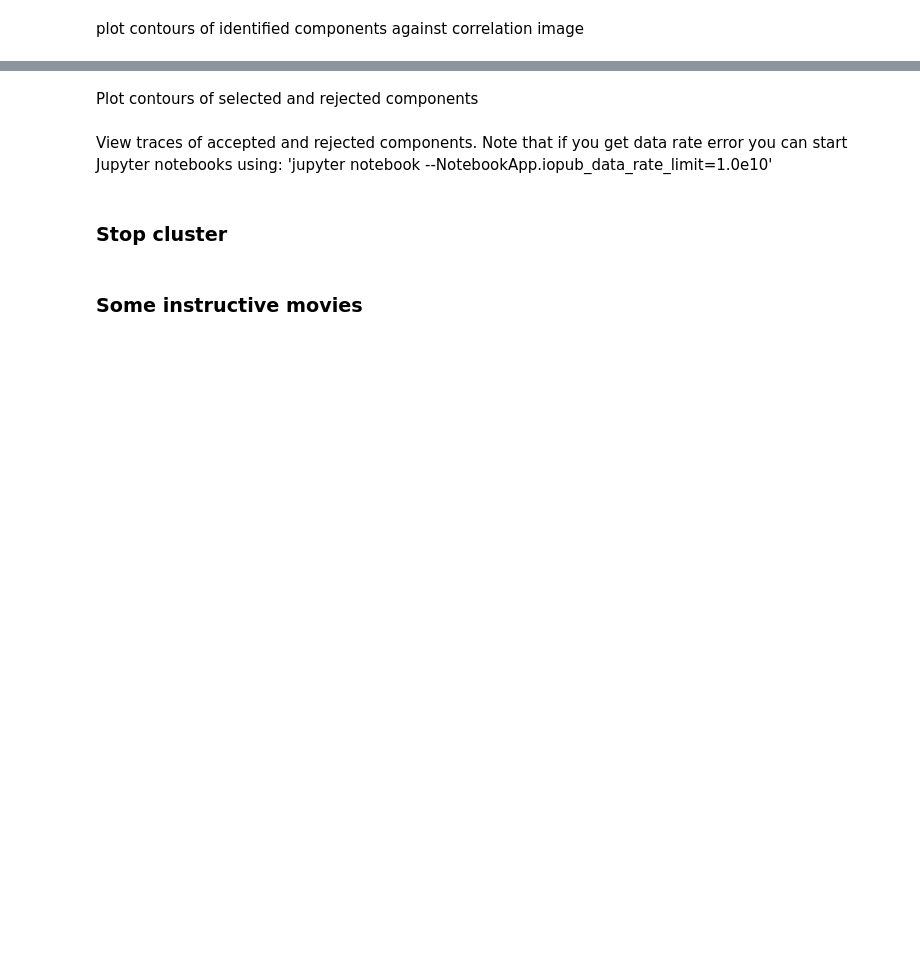
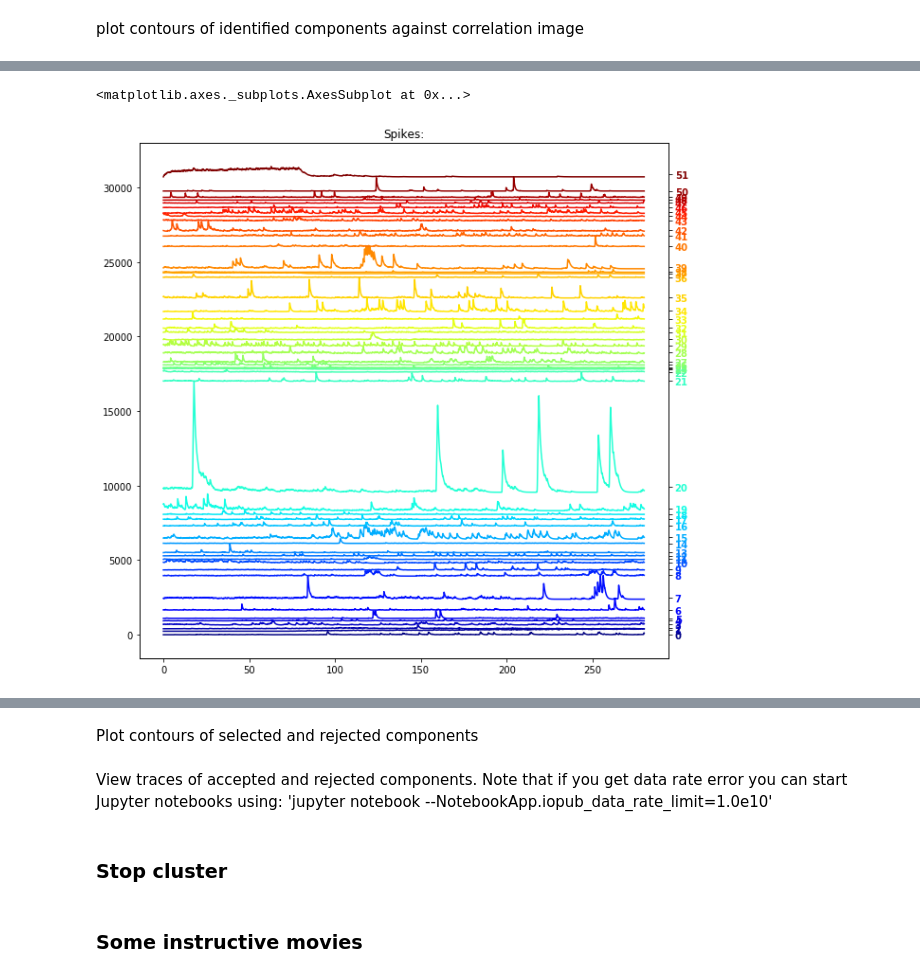
Before and after one commit to sebastiantiesmeyer/CaImAn, a Jupyter notebook: RadboudMemDyn/notebooks/demo_pipeline_cnmfE.ipynb, the cells around one changed output, grey strips where cells are left out. Cells and saved outputs as stored; diff of their text form; code cells hidden in the pictures; blank space fills up the shorter version.

```diff
--- a/RadboudMemDyn/notebooks/demo_pipeline_cnmfE.ipynb
+++ b/RadboudMemDyn/notebooks/demo_pipeline_cnmfE.ipynb
@@ -436,3 +514,14 @@ ValueError: dimension mismatch
+# %%
+from caiman.base.traces import trace
+
+plt.figure(figsize=(10,10))
+
+trc = trace(cnm.S.T,fr = 10)
+plt.title('Spikes:')
+trc.plot()
+# %% [output]
+<matplotlib.axes._subplots.AxesSubplot at 0x...>
+[figure, added]
 # %% [markdown]
 ## Component Evaluation
 
```
Also changed, not shown: parts of 31 cells of this notebook.
